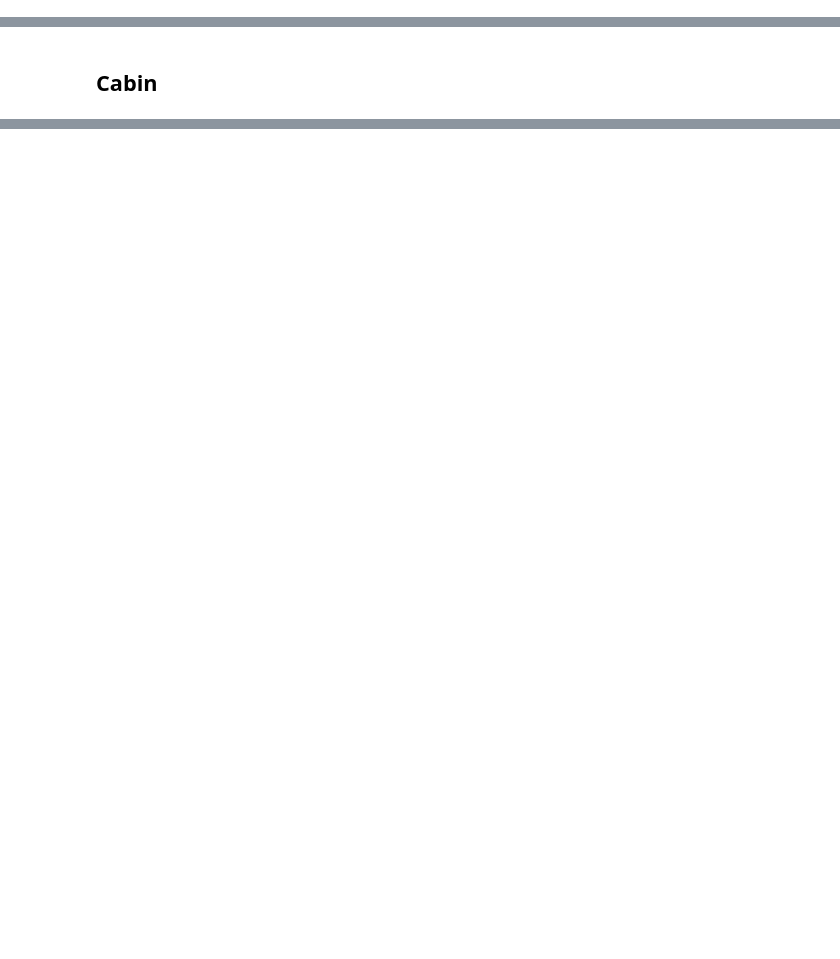
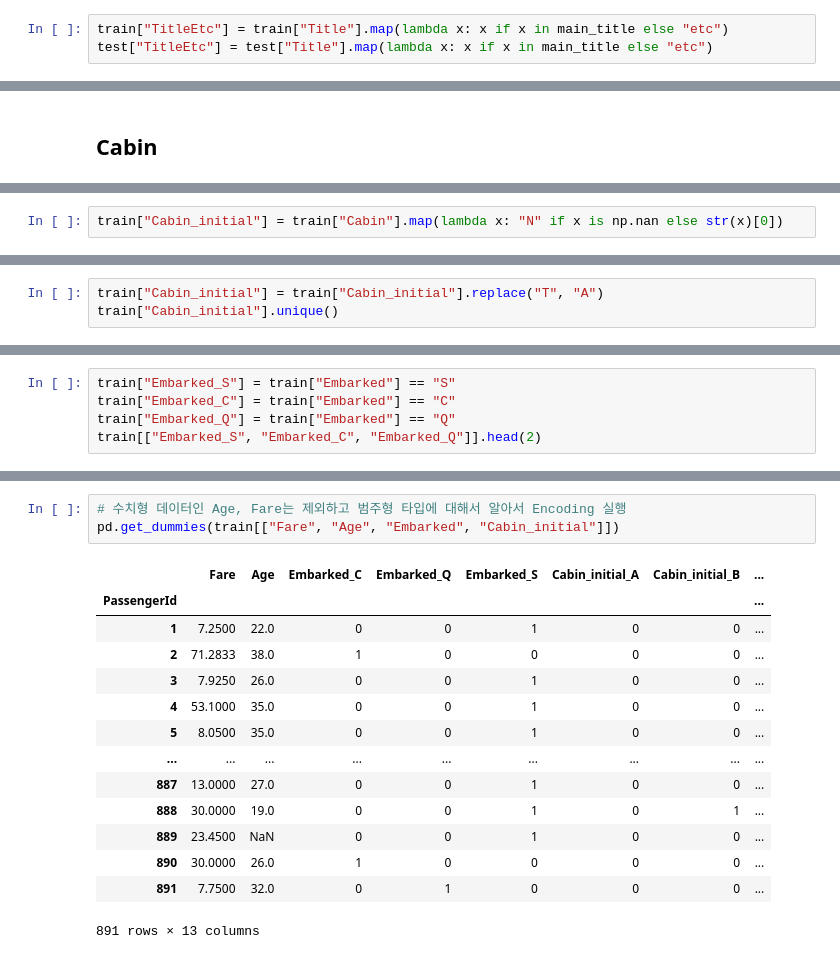
Before and after one commit to wumusill/AI_School, a Jupyter notebook: ML/Titanic/python0503.ipynb, the cells around one changed output, grey strips where cells are left out. Cells and saved outputs as stored; diff of their text form; blank space fills up the shorter version.

Commit message:
OneHotEncoding

```diff
--- a/ML/Titanic/python0503.ipynb
+++ b/ML/Titanic/python0503.ipynb
@@ -127,0 +218,3 @@ test.head(2)
+# %%
+train["TitleEtc"] = train["Title"].map(lambda x: x if x in main_title else "etc")
+test["TitleEtc"] = test["Title"].map(lambda x: x if x in main_title else "etc")
@@ -129,0 +302,2 @@ test.head(2)
+# %%
+train["Cabin_initial"] = train["Cabin"].map(lambda x: "N" if x is np.nan else str(x)[0])
@@ -129,0 +341,3 @@ test.head(2)
+# %%
+train["Cabin_initial"] = train["Cabin_initial"].replace("T", "A")
+train["Cabin_initial"].unique()
@@ -129,0 +376,5 @@ test.head(2)
+# %%
+train["Embarked_S"] = train["Embarked"] == "S"
+train["Embarked_C"] = train["Embarked"] == "C"
+train["Embarked_Q"] = train["Embarked"] == "Q"
+train[["Embarked_S", "Embarked_C", "Embarked_Q"]].head(2)
@@ -129,0 +403,18 @@ test.head(2)
+# %%
+# 수치형 데이터인 Age, Fare는 제외하고 범주형 타입에 대해서 알아서 Encoding 실행
+pd.get_dummies(train[["Fare", "Age", "Embarked", "Cabin_initial"]])
+# %% [output]
+|  | Fare | Age | Embarked_C | Embarked_Q | Embarked_S | Cabin_initial_A | Cabin_initial_B | ... |
+| PassengerId |  |  |  |  |  |  |  | ... |
+| 1 | 7.2500 | 22.0 | 0 | 0 | 1 | 0 | 0 | ... |
+| 2 | 71.2833 | 38.0 | 1 | 0 | 0 | 0 | 0 | ... |
+| 3 | 7.9250 | 26.0 | 0 | 0 | 1 | 0 | 0 | ... |
+| 4 | 53.1000 | 35.0 | 0 | 0 | 1 | 0 | 0 | ... |
+| 5 | 8.0500 | 35.0 | 0 | 0 | 1 | 0 | 0 | ... |
+| ... | ... | ... | ... | ... | ... | ... | ... | ... |
+| 887 | 13.0000 | 27.0 | 0 | 0 | 1 | 0 | 0 | ... |
+| 888 | 30.0000 | 19.0 | 0 | 0 | 1 | 0 | 1 | ... |
+| 889 | 23.4500 | NaN | 0 | 0 | 1 | 0 | 0 | ... |
+| 890 | 30.0000 | 26.0 | 1 | 0 | 0 | 0 | 0 | ... |
+| 891 | 7.7500 | 32.0 | 0 | 1 | 0 | 0 | 0 | ... |
+891 rows × 13 columns
```
Also changed, not shown: parts of 84 cells of this notebook, 3 other files.
